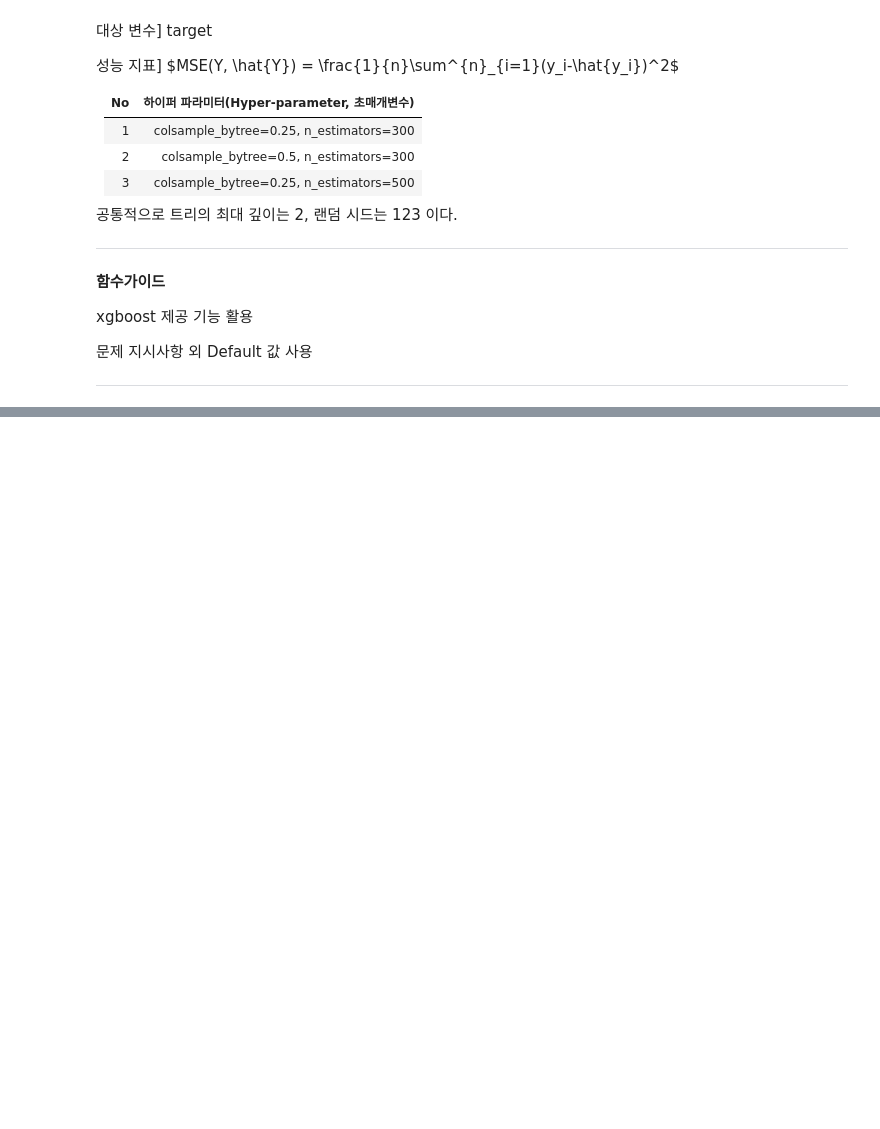
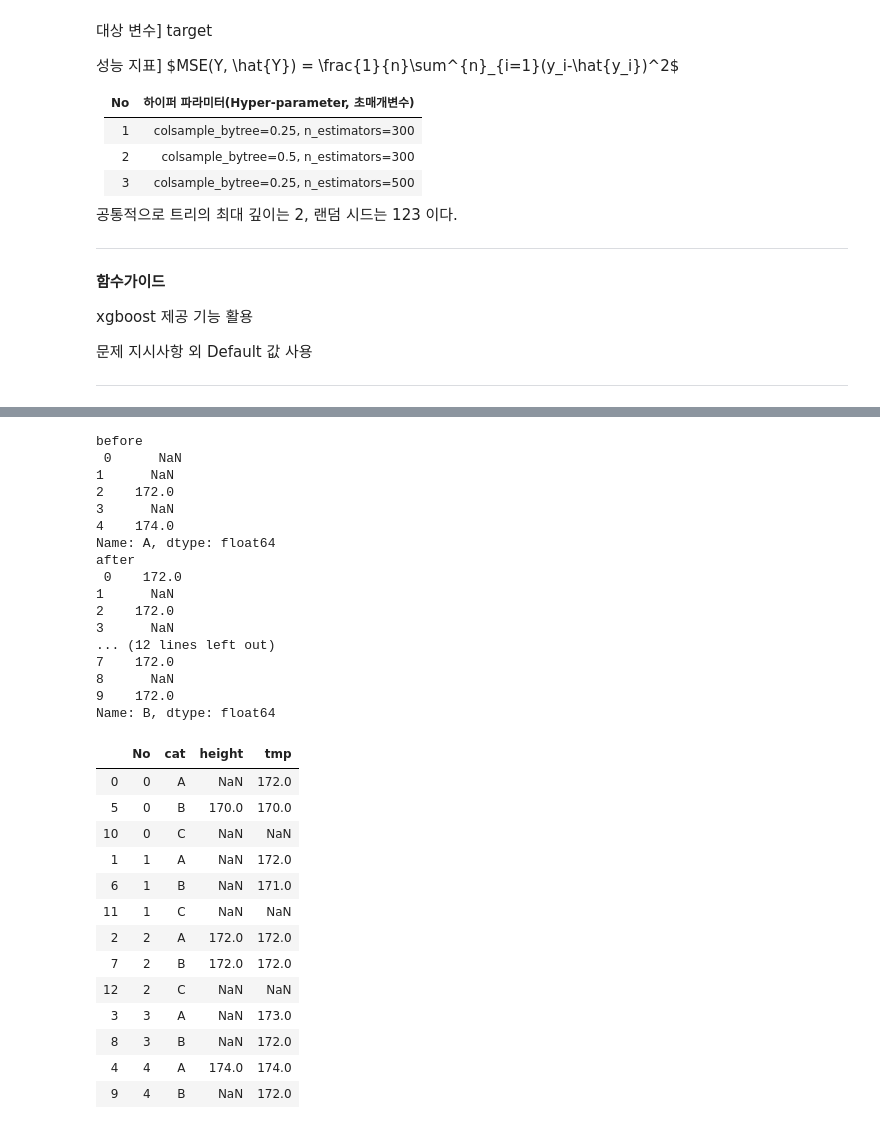
Before and after one commit to sunkusun9/DS_lv3_2311_2, a Jupyter notebook: sec_ds_lv3_prob2_prob.ipynb, the cells around one changed output, grey strips where cells are left out. Saved outputs shown, nothing was run; the diff lists cells and outputs as text; code cells hidden in the pictures; blank space fills up the shorter version.

```diff
--- a/sec_ds_lv3_prob2_prob.ipynb
+++ b/sec_ds_lv3_prob2_prob.ipynb
@@ -1269,0 +1418,45 @@ ex) 3.14
+# %%
+def interpolate(s):
+    if s.isna().all():
+        return s
+    print('before\n', s)
+    s = s.copy()
+    s.iloc[[0, -1]] = s.loc[s.notna()].iloc[[0, -1]].values
+    print('after\n', s)
+    return s.interpolate()
+
+df_inp['tmp'] = \
+    df_inp.sort_values('No').groupby('cat')['height'].apply(interpolate)
+df_inp
+# %% [output]
+before
+ 0      NaN
+1      NaN
+2    172.0
+3      NaN
+4    174.0
+Name: A, dtype: float64
+after
+ 0    172.0
+1      NaN
+2    172.0
+3      NaN
+... (12 lines left out)
+7    172.0
+8      NaN
+9    172.0
+Name: B, dtype: float64
+|  | No | cat | height | tmp |
+| 0 | 0 | A | NaN | 172.0 |
+| 5 | 0 | B | 170.0 | 170.0 |
+| 10 | 0 | C | NaN | NaN |
+| 1 | 1 | A | NaN | 172.0 |
+| 6 | 1 | B | NaN | 171.0 |
+| 11 | 1 | C | NaN | NaN |
+| 2 | 2 | A | 172.0 | 172.0 |
+| 7 | 2 | B | 172.0 | 172.0 |
+| 12 | 2 | C | NaN | NaN |
+| 3 | 3 | A | NaN | 173.0 |
+| 8 | 3 | B | NaN | 172.0 |
+| 4 | 4 | A | 174.0 | 174.0 |
+| 9 | 4 | B | NaN | 172.0 |
```
Also changed, not shown: parts of 95 cells of this notebook.
